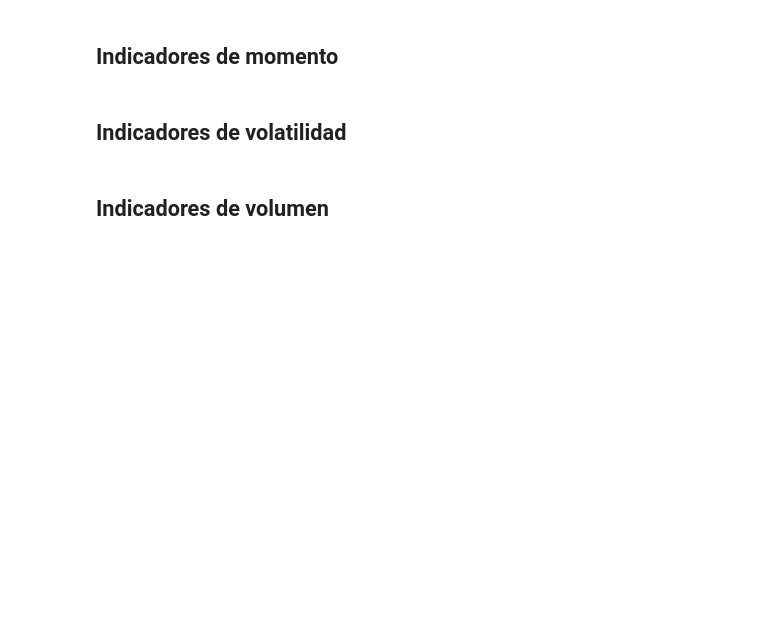
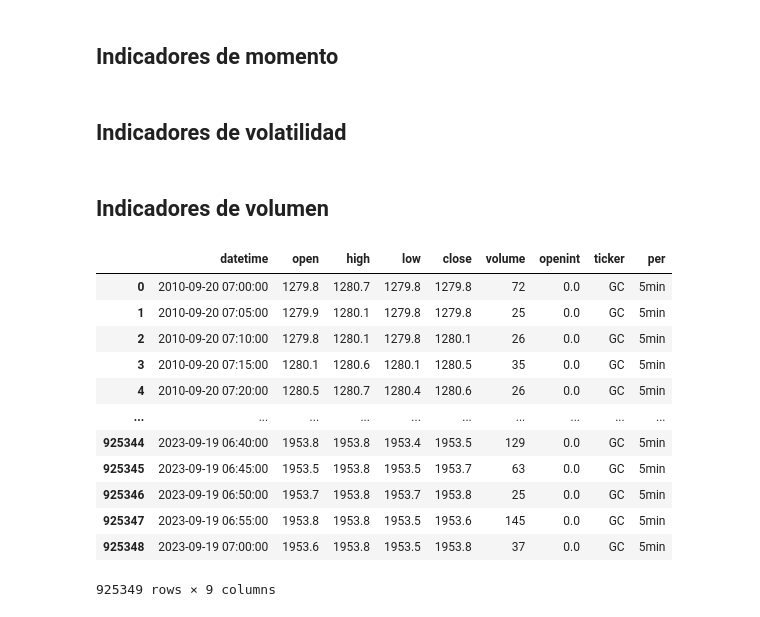
Before and after one commit to LijunZhou000/ML-Algorithmic-Trading, a Jupyter notebook: TradingBots/Features/basic.ipynb, the cells around one changed output. Cells and saved outputs as stored; diff of their text form; code cells hidden in the pictures; blank space fills up the shorter version.

```diff
--- a/TradingBots/Features/basic.ipynb
+++ b/TradingBots/Features/basic.ipynb
@@ -103,0 +167,40 @@ def ad(df):
+# %%
+def resample_ohlcv(df, period="5min"):
+    """
+    Resamplea un dataframe OHLCV al periodo deseado.
+    period puede ser: '1min', '5min', '15min', '30min', '1H', '1D', etc.
+    """
+
+    # Asegurar orden temporal
+    df = df.sort_values("datetime").copy()
+
+    # Asegurar que datetime es datetime64
+    df["datetime"] = pd.to_datetime(df["datetime"])
+
+    # Establecer índice temporal
+    df = df.set_index("datetime")
+
+    # Diccionario OHLCV estándar
+    ohlc_dict = {
+        "open": "first",
+        "high": "max",
+        "low": "min",
+        "close": "last",
+        "volume": "sum",
+        "openint": "last"
+    }
+
+    # Resample usando el periodo elegido
+    df_resampled = df.resample(period).agg(ohlc_dict)
+
+    # Eliminar velas vacías
+    df_resampled = df_resampled.dropna(subset=["open", "high", "low", "close"])
+
+    # Añadir columnas extra
+    df_resampled["ticker"] = df["ticker"].iloc[0]
+    df_resampled["per"] = period
+
+    # Reset index
+    df_resampled = df_resampled.reset_index()
+
+    return df_resampled
@@ -105,0 +255,16 @@ swing_dia = calculate_swings(df_dia, strategy='atr', atr_period=14, atr_mult=1.5
+# %%
+df_5_min
+# %% [output]
+|  | datetime | open | high | low | close | volume | openint | ticker | per |
+| 0 | 2010-09-20 07:00:00 | 1279.8 | 1280.7 | 1279.8 | 1279.8 | 72 | 0.0 | GC | 5min |
+| 1 | 2010-09-20 07:05:00 | 1279.9 | 1280.1 | 1279.8 | 1279.8 | 25 | 0.0 | GC | 5min |
+| 2 | 2010-09-20 07:10:00 | 1279.8 | 1280.1 | 1279.8 | 1280.1 | 26 | 0.0 | GC | 5min |
+| 3 | 2010-09-20 07:15:00 | 1280.1 | 1280.6 | 1280.1 | 1280.5 | 35 | 0.0 | GC | 5min |
+| 4 | 2010-09-20 07:20:00 | 1280.5 | 1280.7 | 1280.4 | 1280.6 | 26 | 0.0 | GC | 5min |
+| ... | ... | ... | ... | ... | ... | ... | ... | ... | ... |
+| 925344 | 2023-09-19 06:40:00 | 1953.8 | 1953.8 | 1953.4 | 1953.5 | 129 | 0.0 | GC | 5min |
+| 925345 | 2023-09-19 06:45:00 | 1953.5 | 1953.8 | 1953.5 | 1953.7 | 63 | 0.0 | GC | 5min |
+| 925346 | 2023-09-19 06:50:00 | 1953.7 | 1953.8 | 1953.7 | 1953.8 | 25 | 0.0 | GC | 5min |
+| 925347 | 2023-09-19 06:55:00 | 1953.8 | 1953.8 | 1953.5 | 1953.6 | 145 | 0.0 | GC | 5min |
+| 925348 | 2023-09-19 07:00:00 | 1953.6 | 1953.8 | 1953.5 | 1953.8 | 37 | 0.0 | GC | 5min |
+925349 rows × 9 columns
```
Also changed, not shown: parts of 36 cells of this notebook, 3 other files.
